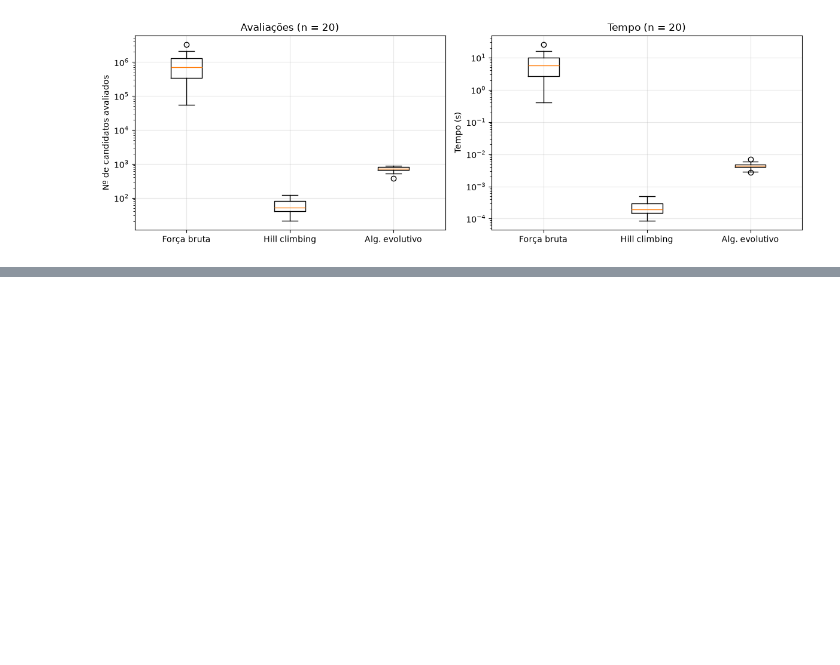
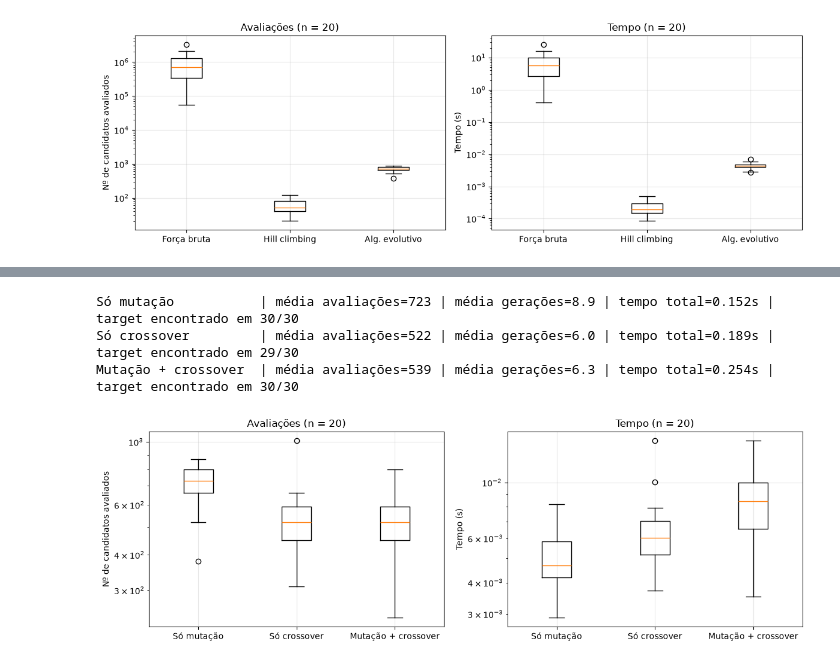
Before and after one commit to Lopes2711/IAA, a Jupyter notebook: search/search.ipynb, the cells around one changed output, grey strips where cells are left out. Drawn from its saved outputs; the diff is of its cells as text; code cells hidden in the pictures; blank space fills up the shorter version.

```diff
--- a/search/search.ipynb
+++ b/search/search.ipynb
@@ -367,0 +372,4 @@ plot_comparison_3(results[N], (hc_mutations, hc_times), (ea_evals, ea_times))
+# %%
+def crossover(p1, p2, rng):
+    point = rng.integers(1, len(p1))
+    return p1[:point] + p2[point:]
@@ -367,0 +437,46 @@ plot_comparison_3(results[N], (hc_mutations, hc_times), (ea_evals, ea_times))
+# %%
+def run_variant(n, use_mutation, use_crossover):
+    evaluations, times, found, generations = [], [], [], []
+    for seed in SEEDS:
+        rng = np.random.default_rng(seed)
+        target = random_pattern(n, rng)
+        e, t, f, g = evolutionay_search_v2(target, rng, use_mutation, use_crossover)
+        evaluations.append(e); times.append(t); found.append(f); generations.append(g)
+    return evaluations, times, found, generations
+
+variants = {
+    "Só mutação":          (True,  False),
+    "Só crossover":        (False, True),
+    "Mutação + crossover": (True,  True),
+}
+
+ea_results = {}
+for name, (mut, cross) in variants.items():
+    evaluations, times, found, generations = run_variant(N, mut, cross)
+    ea_results[name] = (evaluations, times)
+    print(f"{name:20s} | média avaliações={np.mean(evaluations):.0f} | média gerações={np.mean(generations):.1f} | "
+          f"tempo total={sum(times):.3f}s | target encontrado em {sum(found)}/30")
+# %% [output]
+Só mutação           | média avaliações=723 | média gerações=8.9 | tempo total=0.152s | target encontrado em 30/30
+Só crossover         | média avaliações=522 | média gerações=6.0 | tempo total=0.189s | target encontrado em 29/30
+Mutação + crossover  | média avaliações=539 | média gerações=6.3 | tempo total=0.254s | target encontrado em 30/30
+# %%
+def plot_variants(ea_results):
+    labels = list(ea_results)
+    fig, axes = plt.subplots(1, 2, figsize=(12, 4))
+    configs = [
+        (axes[0], [ea_results[k][0] for k in labels], "Nº de candidatos avaliados", "Avaliações"),
+        (axes[1], [ea_results[k][1] for k in labels], "Tempo (s)", "Tempo"),
+    ]
+    for ax, data, ylabel, title in configs:
+        ax.boxplot(data, tick_labels=labels)
+        ax.set_yscale("log")
+        ax.set_ylabel(ylabel)
+        ax.set_title(f"{title} (n = {N})")
+        ax.grid(True, alpha=0.3)
+    plt.tight_layout()
+    plt.show()
+
+plot_variants(ea_results)
+# %% [output]
+[figure, added]
```
Also changed, not shown: parts of 9 cells of this notebook.
